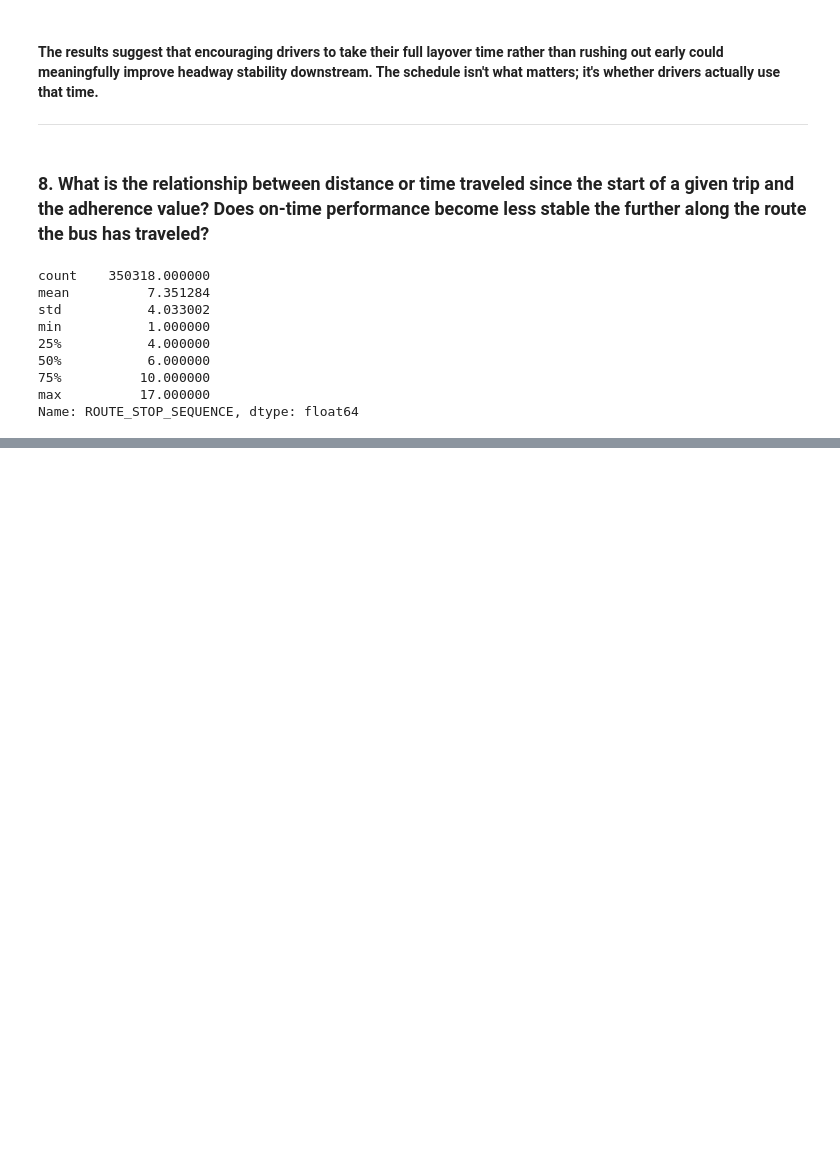
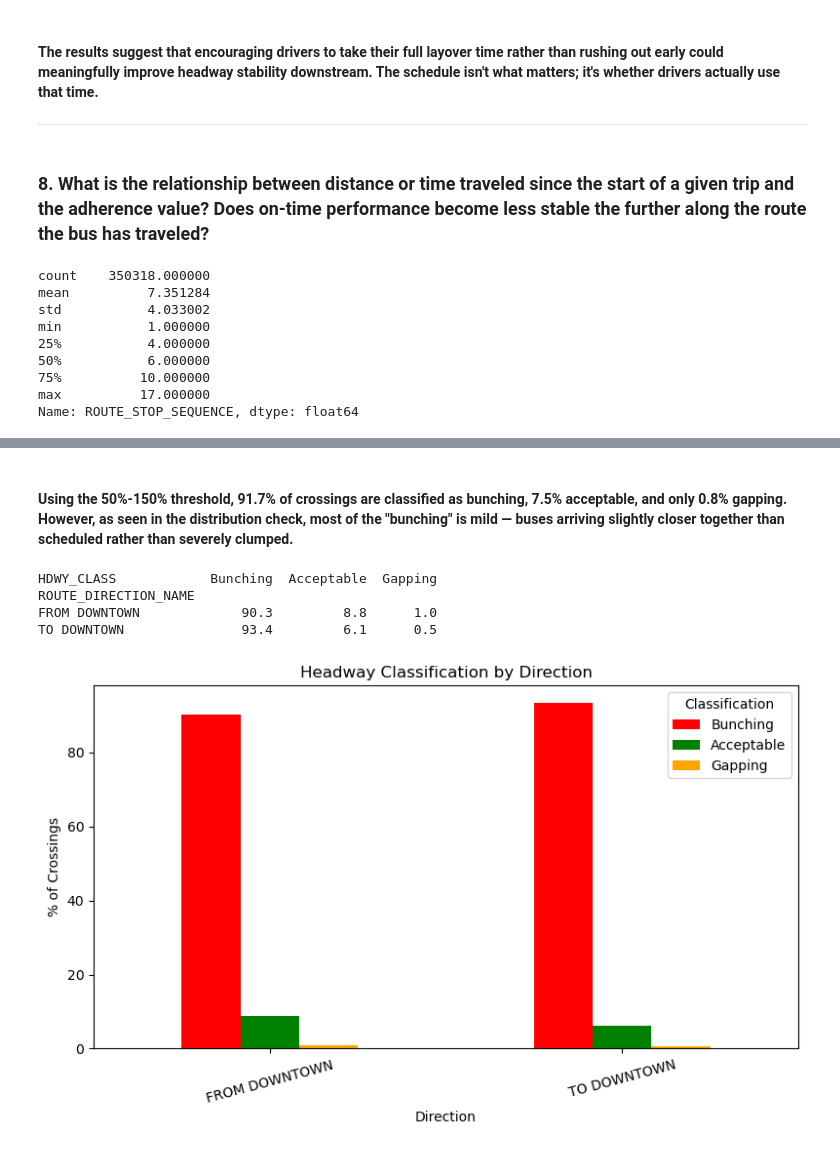
Before and after one commit to NewForce-Data-Cohort-12/we-go-axle-rose, a Jupyter notebook: WeGo_AxelRose_Ruppert.ipynb, the cells around one changed output, grey strips where cells are left out. Drawn from its saved outputs; the diff is of its cells as text; code cells hidden in the pictures; blank space fills up the shorter version.

```diff
--- a/WeGo_AxelRose_Ruppert.ipynb
+++ b/WeGo_AxelRose_Ruppert.ipynb
@@ -666,0 +768,30 @@ plt.show()
+# %% [markdown]
+####  Using the 50%-150% threshold, 91.7% of crossings are classified as bunching, 7.5% acceptable, and only 0.8% gapping. However, as seen in the distribution check, most of the "bunching" is mild — buses arriving slightly closer together than scheduled rather than severely clumped.
+# %%
+# Step 3: Headway classification by direction of travel
+
+direction_hdwy = hdwy_data.groupby(['ROUTE_DIRECTION_NAME', 'HDWY_CLASS']).size().unstack(fill_value=0)
+
+direction_hdwy['total'] = direction_hdwy.sum(axis=1)
+direction_hdwy_pct = direction_hdwy[['Bunching', 'Acceptable', 'Gapping']].div(direction_hdwy['total'], axis=0) * 100
+
+print(direction_hdwy_pct.round(1))
+
+direction_hdwy_pct[['Bunching', 'Acceptable', 'Gapping']].plot(
+    kind='bar',
+    figsize=(8, 5),
+    color=['red', 'green', 'orange']
+)
+plt.xlabel('Direction')
+plt.ylabel('% of Crossings')
+plt.title('Headway Classification by Direction')
+plt.xticks(rotation=15)
+plt.legend(title='Classification')
+plt.tight_layout()
+plt.show()
+# %% [output]
+HDWY_CLASS            Bunching  Acceptable  Gapping
+ROUTE_DIRECTION_NAME
+FROM DOWNTOWN             90.3         8.8      1.0
+TO DOWNTOWN               93.4         6.1      0.5
+[figure, added]
```
Also changed, not shown: parts of 16 cells of this notebook, 3 other files.
